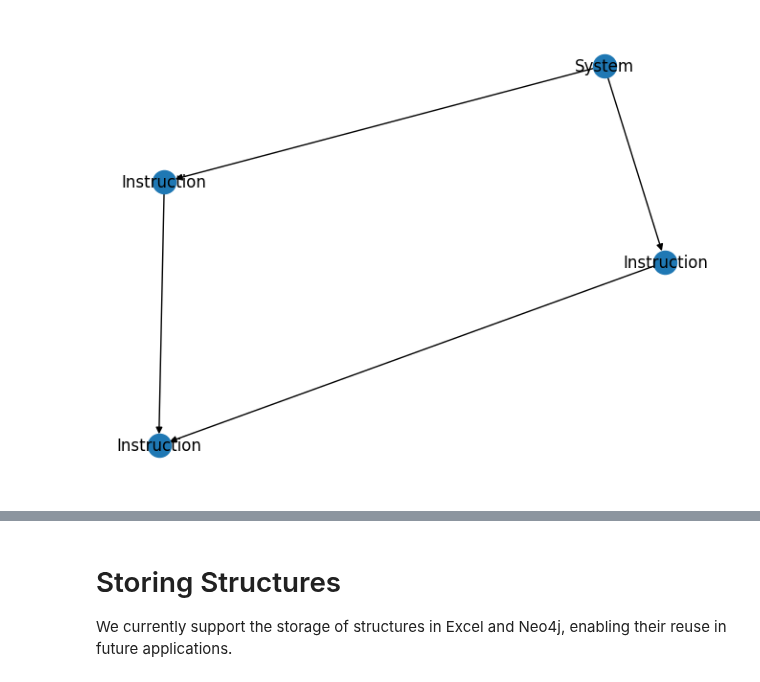
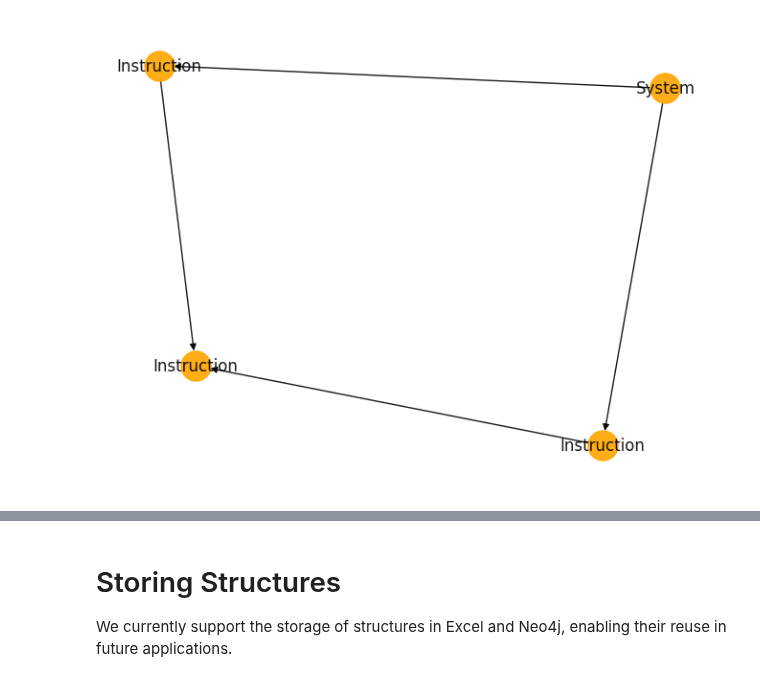
Before and after one commit to lion-agi/lionagi, a Jupyter notebook: notebooks/lion_agent/lion_agent_multi_path.ipynb, the cells around one changed output, grey strips where cells are left out. Drawn from its saved outputs; the diff is of its cells as text; code cells hidden in the pictures.

```diff
--- a/notebooks/lion_agent/lion_agent_multi_path.ipynb
+++ b/notebooks/lion_agent/lion_agent_multi_path.ipynb
@@ -32,25 +32,20 @@ instruct3 = Instruction(
     }
 )
 # %%
-struct_multi = StructureExecutor()
-struct_multi.add_node(system)
-struct_multi.add_node(instruct1)
-struct_multi.add_node(instruct2)
-struct_multi.add_node(instruct3)
+graph_multi = GraphExecutor()
+graph_multi.add_node(system)
+graph_multi.add_node(instruct1)
+graph_multi.add_node(instruct2)
+graph_multi.add_node(instruct3)
 
-struct_multi.add_edge(system, instruct1)
-struct_multi.add_edge(system, instruct2)
-struct_multi.add_edge(instruct1, instruct3)
-struct_multi.add_edge(instruct2, instruct3)
+graph_multi.add_edge(system, instruct1)
+graph_multi.add_edge(system, instruct2)
+graph_multi.add_edge(instruct1, instruct3)
+graph_multi.add_edge(instruct2, instruct3)
-# %%
-import networkx as nx
-import matplotlib.pyplot as plt
-
-g = struct_multi.to_networkx()
-labels = nx.get_node_attributes(g, "class_name")
-nx.draw(g, labels=labels)
-# %% [output]
-[figure, removed]
+# %%
+graph_multi.display()
+# %% [output]
+[figure, added]
 # %%
 ## output_parser parameter: agent self
 ## output_parser return: the expected result that should be returned after execution
```
Also changed, not shown: parts of 8 cells of this notebook, 6 other files.
